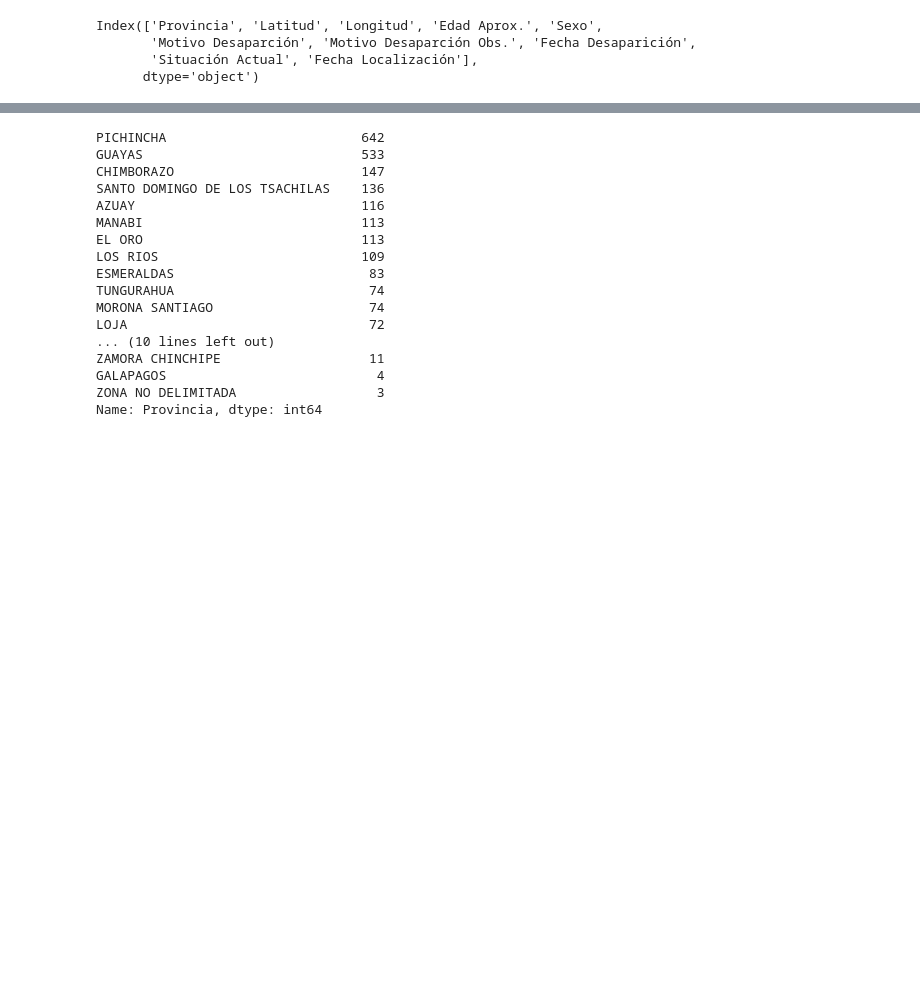
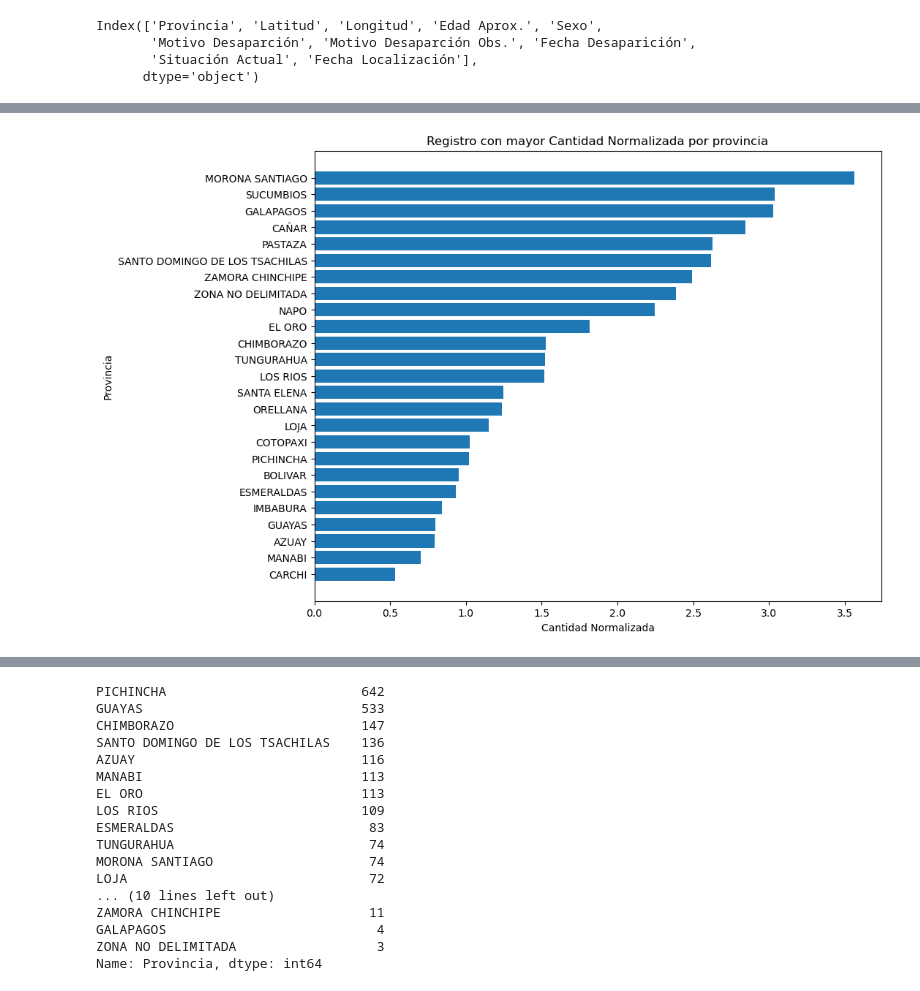
Before and after one commit to Xaviercv93/DataMinningMachineLearning, a Jupyter notebook: Proyecto_AnaliticaDescriptiva/Proyecto_AnalíticaDescriptiva_PersonasDesaparecidasEcuador.ipynb, the cells around one changed output, grey strips where cells are left out. Saved outputs shown, nothing was run; the diff lists cells and outputs as text; code cells hidden in the pictures; blank space fills up the shorter version.

```diff
--- a/Proyecto_AnaliticaDescriptiva/Proyecto_AnalíticaDescriptiva_PersonasDesaparecidasEcuador.ipynb
+++ b/Proyecto_AnaliticaDescriptiva/Proyecto_AnalíticaDescriptiva_PersonasDesaparecidasEcuador.ipynb
@@ -29,0 +181,25 @@ Index(['Provincia', 'Latitud', 'Longitud', 'Edad Aprox.', 'Sexo',
+# %%
+columnas = grouped_counts.columns
+#print(columnas)
+
+# Agrupar por provincia
+grupo_provincia = grouped_counts.groupby('Provincia')
+#print(grupo_provincia)
+#print('----------------------------------------------------------------------------------------------')
+
+# Crear una lista para almacenar los resultados
+resultados = []
+
+# Iterar sobre cada grupo
+for provincia, grupo in grupo_provincia:
+    # Obtener el registro más repetido por provincia
+    registro_mas_repetido = grupo.loc[grupo['Cantidad_Normalizada'].idxmax()]
+
+    # Agregar el registro al resultado final
+    resultados.append(registro_mas_repetido)
+
+# Crear un DataFrame con los resultados
+resultados_df = pd.DataFrame(resultados)
+
+# Mostrar el DataFrame resultante
+print(resultados_df)
@@ -29,0 +229,21 @@ Index(['Provincia', 'Latitud', 'Longitud', 'Edad Aprox.', 'Sexo',
+# %%
+import matplotlib.pyplot as plt
+
+# Ordenar el DataFrame por cantidad normalizada
+resultados_df = resultados_df.sort_values(by='Cantidad_Normalizada', ascending=True)
+
+# Obtener los valores necesarios para el gráfico
+provincias = resultados_df['Provincia']
+cantidades_normalizadas = resultados_df['Cantidad_Normalizada']
+
+# Configurar el gráfico de barras horizontales
+plt.figure(figsize=(10, 8))
+plt.barh(provincias, cantidades_normalizadas)
+plt.xlabel('Cantidad Normalizada')
+plt.ylabel('Provincia')
+plt.title('Registro con mayor Cantidad Normalizada por provincia')
+
+# Mostrar el gráfico
+plt.show()
+# %% [output]
+[figure, added]
```
Also changed, not shown: parts of 15 cells of this notebook, 1 other file.
